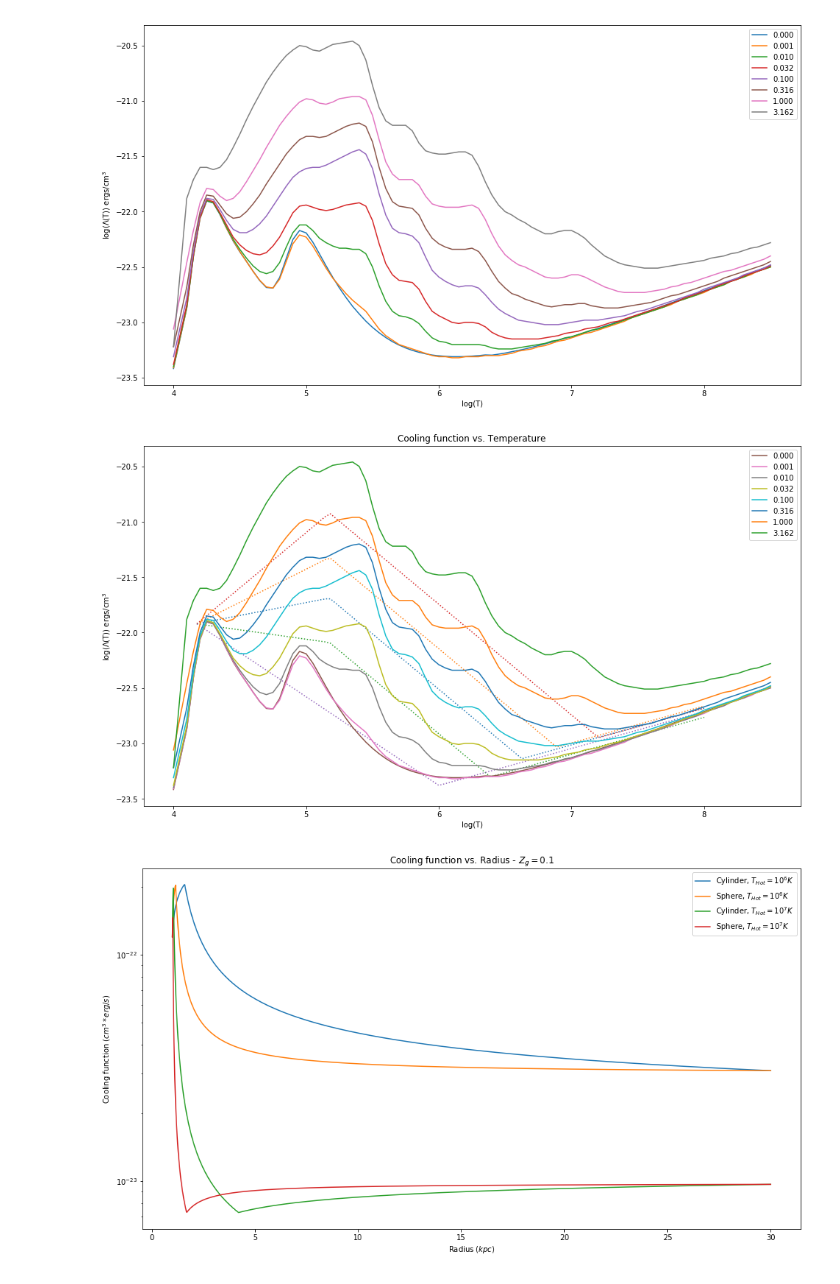
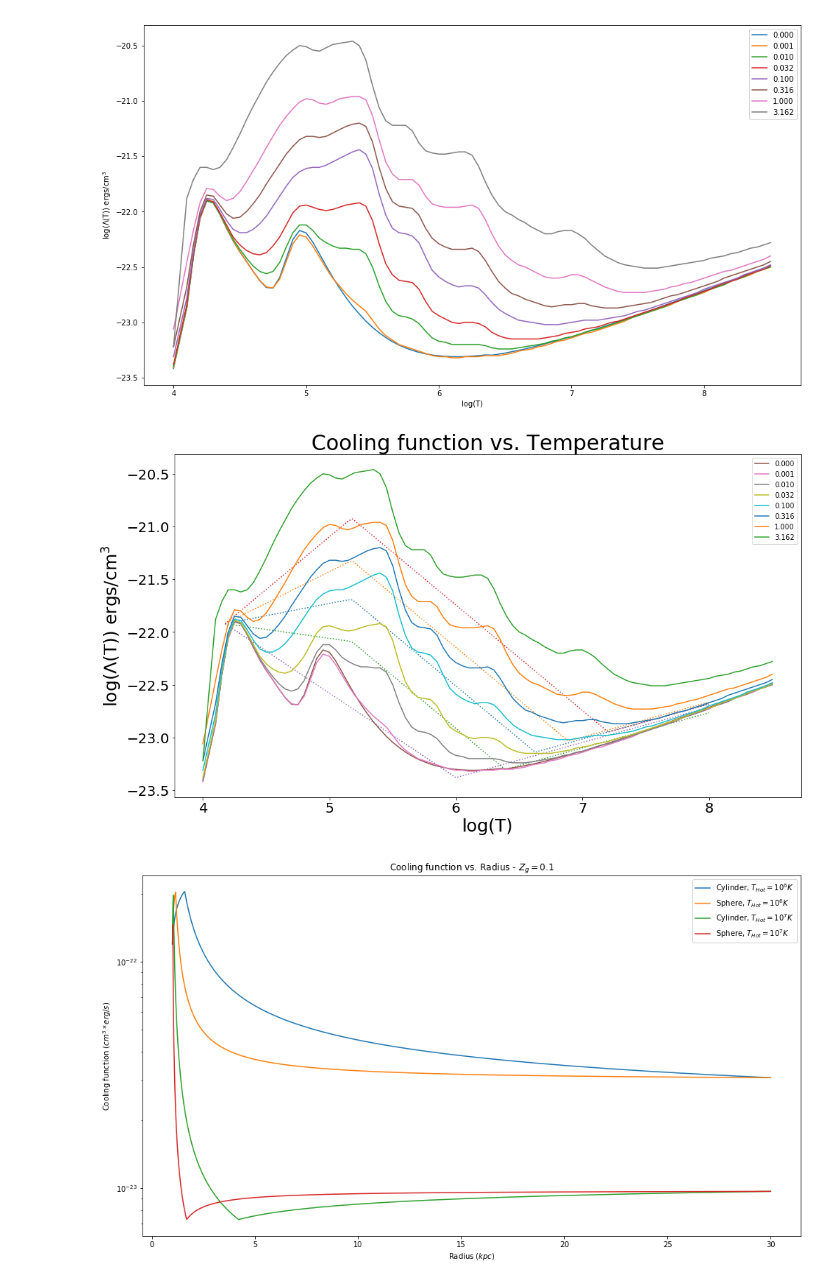
Before and after one commit to jortiz630/Ari-Work-2018, a Jupyter notebook: Ari Plots v1.3.ipynb, the cells around one changed output. Saved outputs shown, nothing was run; the diff lists cells and outputs as text; code cells hidden in the pictures.

```diff
--- a/Ari Plots v1.3.ipynb
+++ b/Ari Plots v1.3.ipynb
@@ -136,27 +151,29 @@ plt.pyplot.show()
 # %% [output]
 [figure]
 # %%
-fname="/Users/astrocomnyc/Desktop/newcool.dat"
+fname="/Users/astrocomnyc/Desktop/Ari Work/newcool.dat"
 jcoolfunk.read_coolingfunction(fname)
 # %% [output]
 [figure]
 # %%
 plt.pyplot.plot(np.log10(temperatureRange), np.log10(1.0e-23 * coolingFunctionTenth), linestyle = ':')
 plt.pyplot.plot(np.log10(temperatureRange), np.log10(1.0e-23 * coolingFunctionThree), linestyle = ':')
 plt.pyplot.plot(np.log10(temperatureRange), np.log10(1.0e-23 * coolingFunctionPoint03), linestyle = ':')
 plt.pyplot.plot(np.log10(temperatureRange), np.log10(1.0e-23 * coolingFunctionFull), linestyle = ':')
 plt.pyplot.plot(np.log10(temperatureRange), np.log10(1.0e-23 * coolingFunctionClean), linestyle = ':')
 
-plt.pyplot.legend(['$Z_{g} = 0.1$', '$Z_{g} = 0.3$', '$Z_{g} = 0.03$', '$Z_{g} = 1.0$', '$Z_{g} = 0.0$'], loc='upper right')
+plt.pyplot.legend(['$Z_{g} = 0.1$', '$Z_{g} = 0.3$', '$Z_{g} = 0.03$', '$Z_{g} = 1.0$', '$Z_{g} = 0.0$'], loc='upper right',fontsize=25)
 
-plt.pyplot.xlabel('Temperature ($K$)')
-plt.pyplot.ylabel('Cooling function ($cm^3*erg/s$)')
-plt.pyplot.title('Cooling function vs. Temperature')
+plt.pyplot.xlabel('Temperature ($K$)',fontsize=25)
+plt.pyplot.ylabel('Cooling function ($cm^3*erg/s$)', fontsize=25)
+plt.pyplot.xticks(fontsize=20)
+plt.pyplot.yticks(fontsize=20)
+plt.pyplot.title('Cooling function vs. Temperature', fontsize=30)
 
 plt.pyplot.rcParams["figure.figsize"] = [16,9]
 jcoolfunk.read_coolingfunction(fname)
 # %% [output]
-[figure, old version]
+[figure, new version]
 # %%
 cylinderRads_tenth = jcoolfunk.coolingFunctionCyl(radii, 10**6, 0.1)
 sphereRads_tenth = jcoolfunk.coolingFunctionSph(radii, 10**6, 0.1)
```
Also changed, not shown: parts of 18 cells of this notebook, 3 other files.
